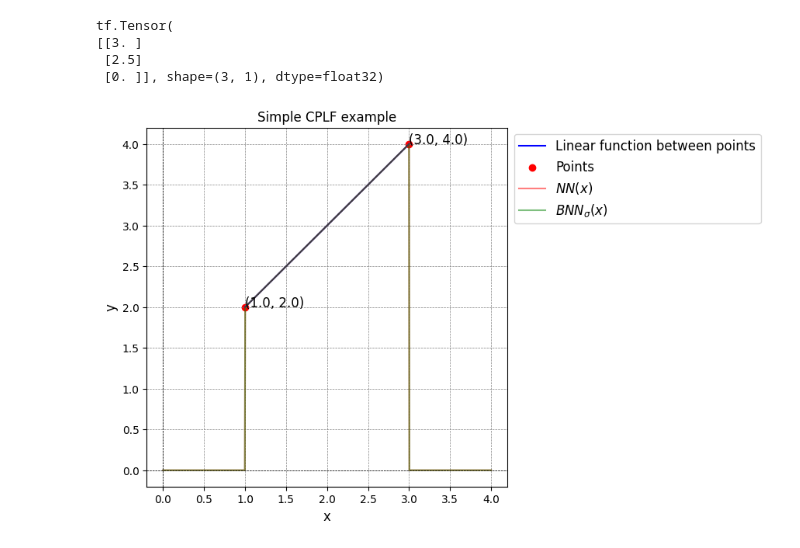
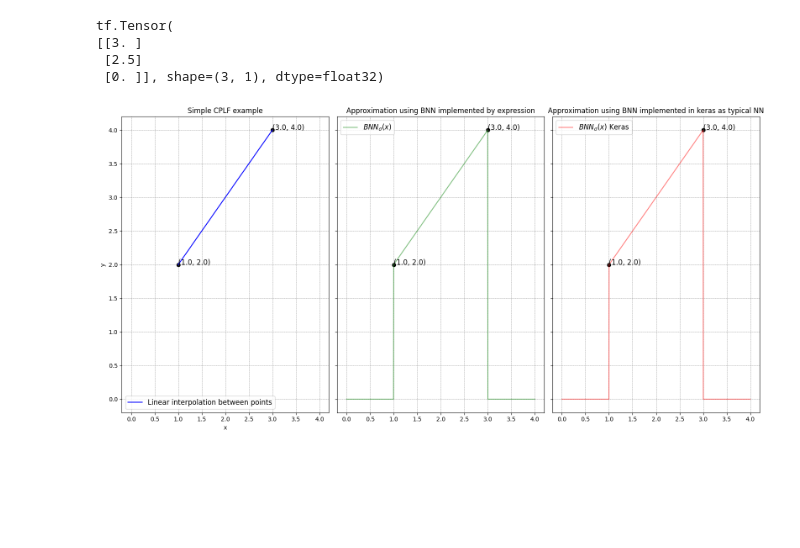
Before and after one commit to victosdur/Function_Approximation_Using_BNN_and_LWPE, a Jupyter notebook: BNNastypicalNN.ipynb, the cells around one changed output. Cells and saved outputs as stored; diff of their text form; code cells hidden in the pictures; blank space fills up the shorter version.

```diff
--- a/BNNastypicalNN.ipynb
+++ b/BNNastypicalNN.ipynb
@@ -96,27 +55,31 @@ tf.Tensor(
 # %%
 points = tf.constant([[1,2],[3,4]],dtype = tf.float32)
 networkBNN = BaricentricSigmaNetworkTf(points)
 x_valuesBNN = tf.linspace(0, 4, 1000)
 outputsBNN = networkBNN(x_valuesBNN)
-outputsBNNNN = model(x_valuesBNN)
-plt.figure(figsize=(6, 6))
-plt.plot([a, b], [f_a, f_b], 'b-', label="Linear function between points")
-plt.scatter([a, b], [f_a, f_b], color='red', label="Points")
+outputsBNNKeras = modelKeras(x_valuesBNN)
 
-plt.text(a, f_a, f"({a}, {f_a})", fontsize=12)
-plt.text(b, f_b, f"({b}, {f_b})", fontsize=12)
+fig, axs = plt.subplots(1, 3, figsize=(16, 8), sharex=True, sharey=True)
 
-plt.plot(x_valuesBNN, outputsBNNNN, 'r-', label='$NN(x)$', alpha=0.5)
+axs[0].plot([a, b], [f_a, f_b], 'b-', label="Linear interpolation between points")
+axs[0].set_xlabel("x")
+axs[0].set_ylabel("y")
+axs[0].set_title("Simple CPLF example")
 
-plt.plot(x_valuesBNN, outputsBNN, 'g-', label='$BNN_{\sigma}(x)$', alpha=0.5)
+axs[1].plot(x_valuesBNN, outputsBNN, 'g-', label='$BNN_{\sigma}(x)$', alpha=0.5)
+axs[1].set_title("Approximation using BNN implemented by expression")
 
-plt.title("Simple CPLF example", fontsize=12)
-plt.xlabel("x", fontsize=12)
-plt.ylabel("y", fontsize=12)
-plt.axhline(0, color='black',linewidth=0.5, linestyle="--")
-plt.axvline(0, color='black',linewidth=0.5, linestyle="--")
-plt.grid(color = 'gray', linestyle = '--', linewidth = 0.5)
-plt.legend(bbox_to_anchor=(1,1),fontsize=12)
+axs[2].plot(x_valuesBNN, outputsBNNKeras, 'r-', label='$BNN_{\sigma}(x)$ Keras', alpha=0.5)
+axs[2].set_title("Approximation using BNN implemented in keras as typical NN")
+
+for i in range(3):
+    axs[i].legend(fontsize=12)
+    axs[i].scatter([a, b], [f_a, f_b], color='black')
+    axs[i].text(a, f_a, f"({a}, {f_a})", fontsize=12, color="black")
+    axs[i].text(b, f_b, f"({b}, {f_b})", fontsize=12, color="black")
+    axs[i].grid(color = 'gray', linestyle = '--', linewidth = 0.5)
+
+plt.tight_layout()
 plt.show()
 # %% [output]
-[figure, old version]
+[figure, new version]
```
Also changed, not shown: parts of 1 cell of this notebook, 23 other files.
